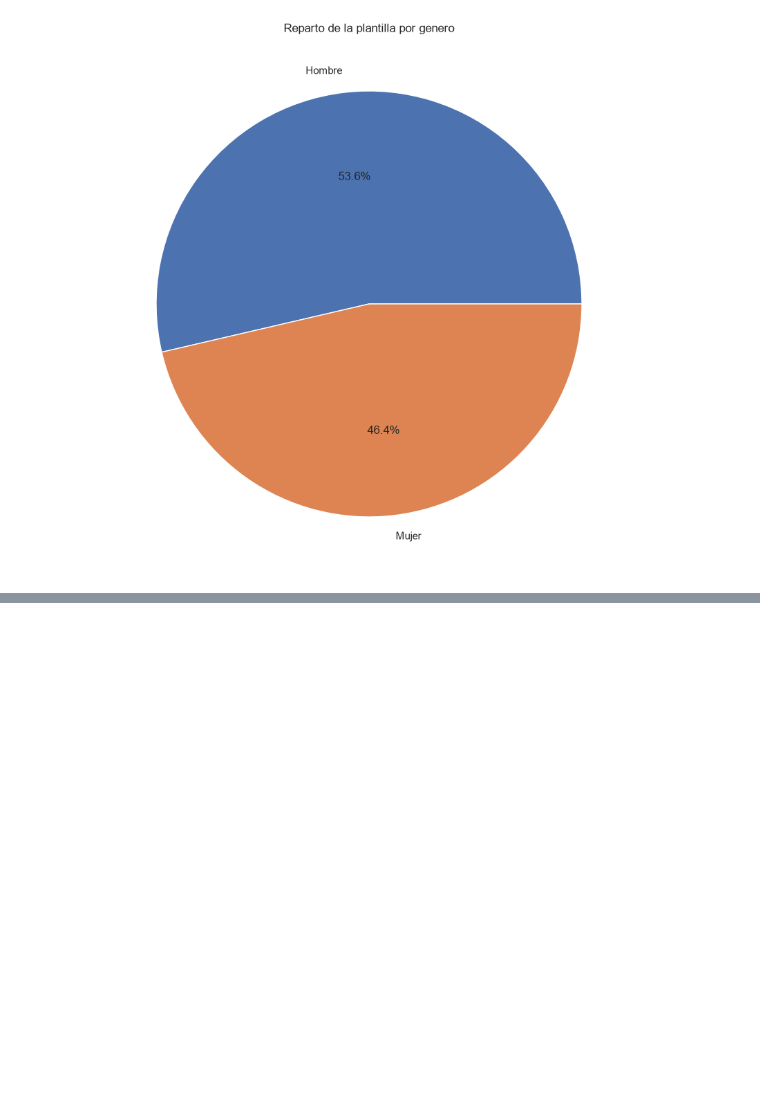
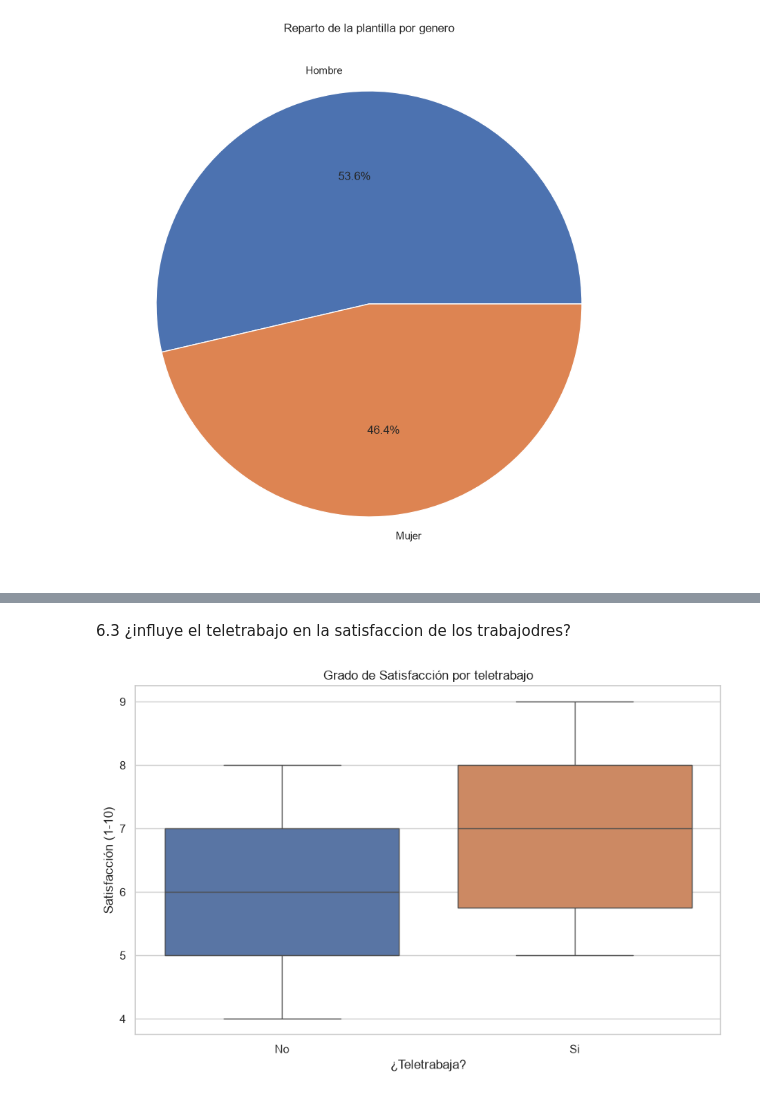
Before and after one commit to nietomoreno84-lgtm/clases_python_bigdata, a Jupyter notebook: 10_visulalizacion_datos/EDA_empleados_rrhh.ipynb, the cells around one changed output, grey strips where cells are left out. Drawn from its saved outputs; the diff is of its cells as text; code cells hidden in the pictures; blank space fills up the shorter version.

```diff
--- a/10_visulalizacion_datos/EDA_empleados_rrhh.ipynb
+++ b/10_visulalizacion_datos/EDA_empleados_rrhh.ipynb
@@ -296,0 +382,12 @@ plt.pie(conteo_genero, labels=conteo_genero.index, autopct='%1.1f%%' )
+# %% [markdown]
+6.3 ¿influye el teletrabajo en la satisfaccion de los trabajodres?
+# %%
+plt.figure(figsize=(10,6))
+plt.title('Grado de Satisfacción por teletrabajo')
+sns.boxplot(data=df, x="teletrabajo", y="satisfaccion", hue="teletrabajo", legend=False)
+plt.xlabel('¿Teletrabaja?')
+plt.ylabel('Satisfacción (1-10)')
+plt.xticks([False,True],['No', 'Si'])
+plt.show()
+# %% [output]
+[figure, added]
```
Also changed, not shown: parts of 17 cells of this notebook.
